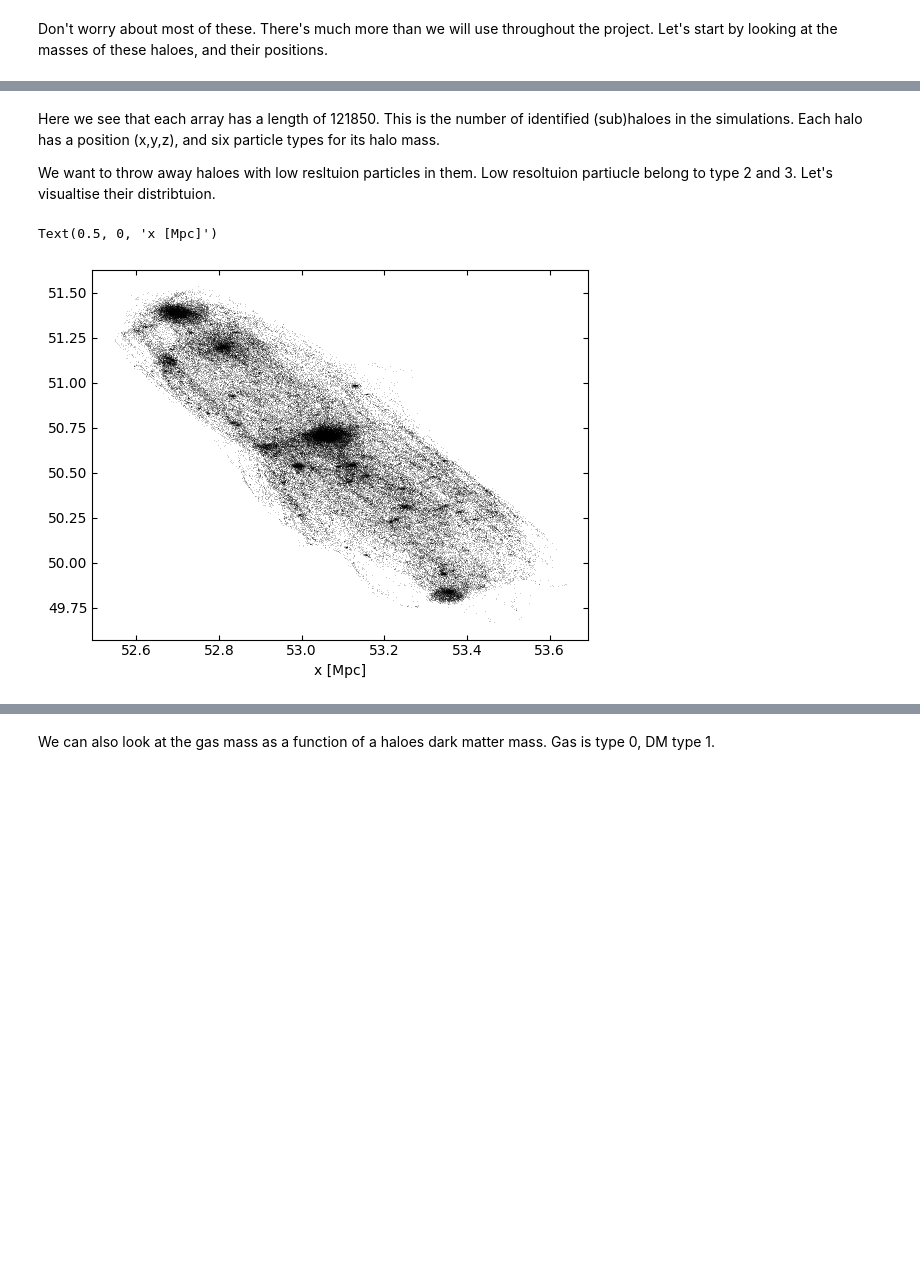
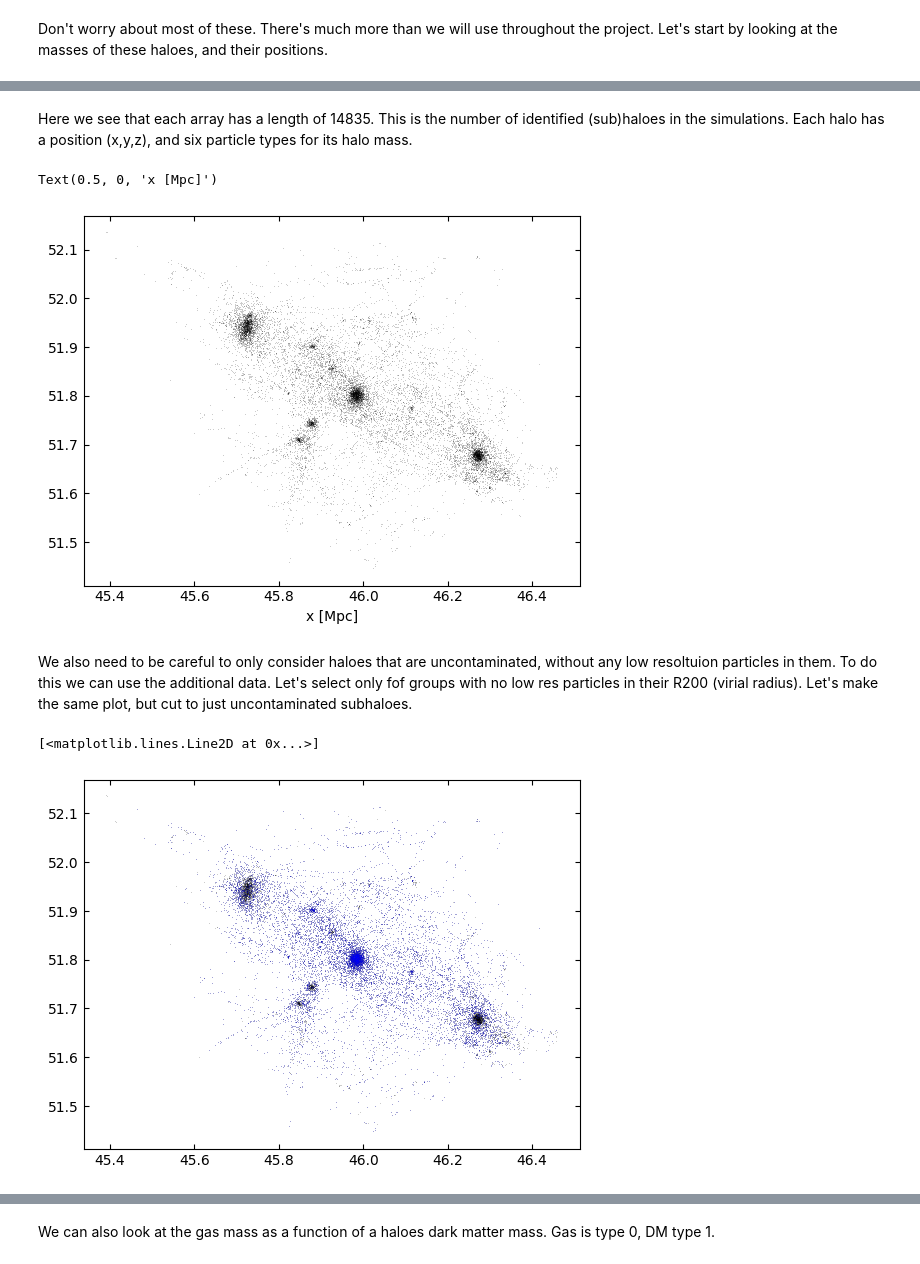
Before and after one commit to Shaun-T-Brown/LYRA_reader_example, a Jupyter notebook: Lyra_arepo_reader.ipynb, the cells around one changed output, grey strips where cells are left out. Drawn from its saved outputs; the diff is of its cells as text; code cells hidden in the pictures; blank space fills up the shorter version.

```diff
--- a/Lyra_arepo_reader.ipynb
+++ b/Lyra_arepo_reader.ipynb
@@ -36,11 +38,19 @@ print(pos.shape, mass.shape)
 # %% [markdown]
-Here we see that each array has a length of 121850. This is the number of identified (sub)haloes in the simulations. Each halo has a position (x,y,z), and six particle types for its halo mass.
-
-We want to throw away haloes with low resltuion particles in them. Low resoltuion partiucle belong to type 2 and 3. Let's visualtise their distribtuion.
+Here we see that each array has a length of 14835. This is the number of identified (sub)haloes in the simulations. Each halo has a position (x,y,z), and six particle types for its halo mass.
 # %%
-cut = (mass[:,2]==0) & (mass[:,3]==0)
-plt.plot(pos[cut,0], pos[cut,1], 'k,',alpha = 0.2)
+plt.plot(pos[:,0], pos[:,1], 'k,',alpha = 0.2)
 plt.xlabel('x [Mpc]')
 # %% [output]
 Text(0.5, 0, 'x [Mpc]')
-[figure, old version]
+[figure, new version]
+# %% [markdown]
+We also need to be careful to only consider haloes that are uncontaminated, without any low resoltuion particles in them. To do this we can use the additional data. Let's select only fof groups with no low res particles in their R200 (virial radius). Let's make the same plot, but cut to just uncontaminated subhaloes.
+# %%
+group_num = np.where(sf_add.data['fcnr'] > sf.data['frc2'])[0]
+cut_sh = np.isin(sf.data['sgnr'],group_num)
+
+plt.plot(pos[:,0], pos[:,1], 'k,',alpha = 0.2)
+plt.plot(pos[cut_sh,0], pos[cut_sh,1], 'b,',alpha = 0.2)
+# %% [output]
+[<matplotlib.lines.Line2D at 0x...>]
+[figure, added]
```
Also changed, not shown: parts of 19 cells of this notebook.
